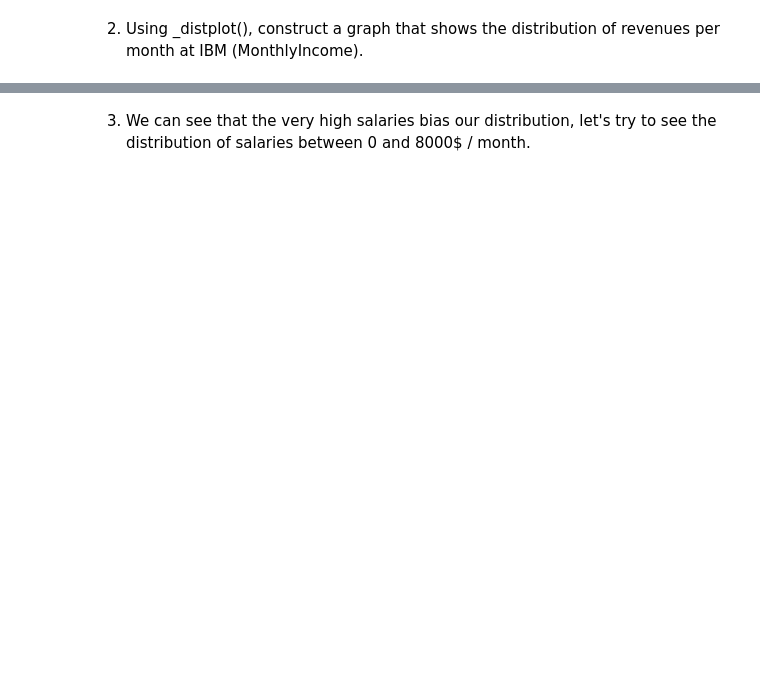
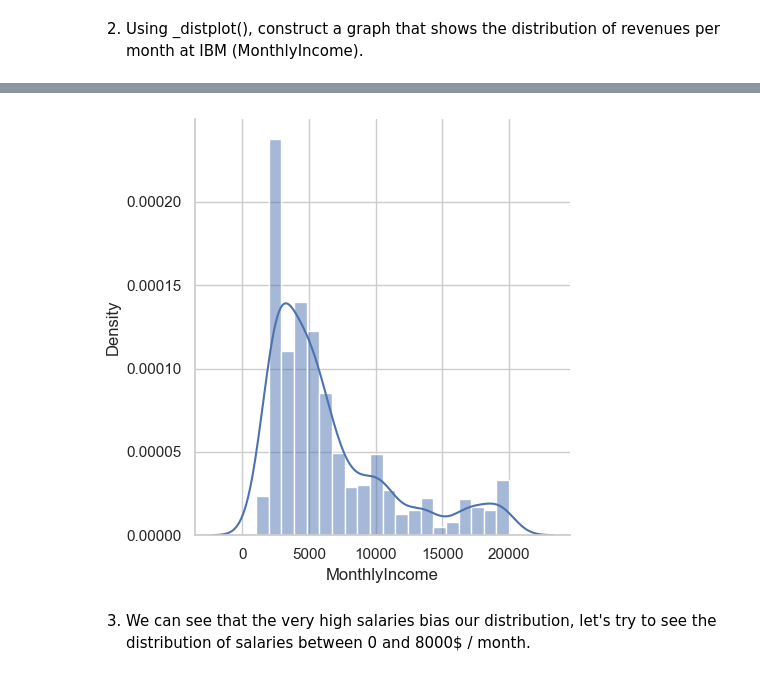
Before and after one commit to aevlkm/eda, a Jupyter notebook: 02_EDA/01d-Distribution.ipynb, the cells around one changed output, grey strips where cells are left out. Saved outputs shown, nothing was run; the diff lists cells and outputs as text; code cells hidden in the pictures; blank space fills up the shorter version.

```diff
--- a/02_EDA/01d-Distribution.ipynb
+++ b/02_EDA/01d-Distribution.ipynb
@@ -4,3 +4,16 @@
 Let's continue on *ibm_hr_attrition.csv*
 # %% [markdown]
 1. Import usual librairies
+# %%
+import pandas as pd
+pd.set_option('display.max_columns', 500)
+
+import numpy as np
+
+import seaborn as sns
+sns.set_theme(style="whitegrid")
+
+import matplotlib.pyplot as plt
+# %%
+df = pd.read_csv("src\IBM_HR_ATTRITION.csv")
+df
@@ -13,2 +50,7 @@ Let's continue on *ibm_hr_attrition.csv*
+# %%
+sns.displot(data= df["MonthlyIncome"], stat= "density", kde=True, kde_kws=dict(cut=3))
+plt.show()
+# %% [output]
+[figure, added]
 # %% [markdown]
 3. We can see that the very high salaries bias our distribution, let's try to see the distribution of salaries between 0 and 8000$ / month.
```
Also changed, not shown: parts of 5 cells of this notebook, 1 other file.
